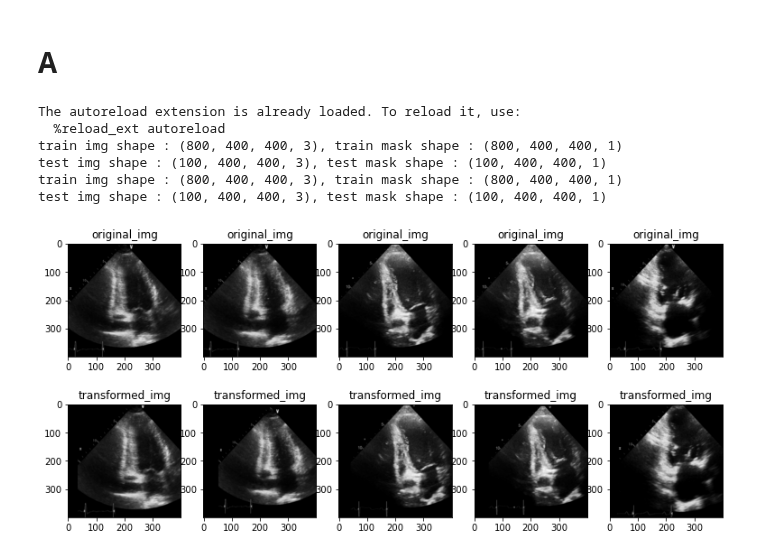
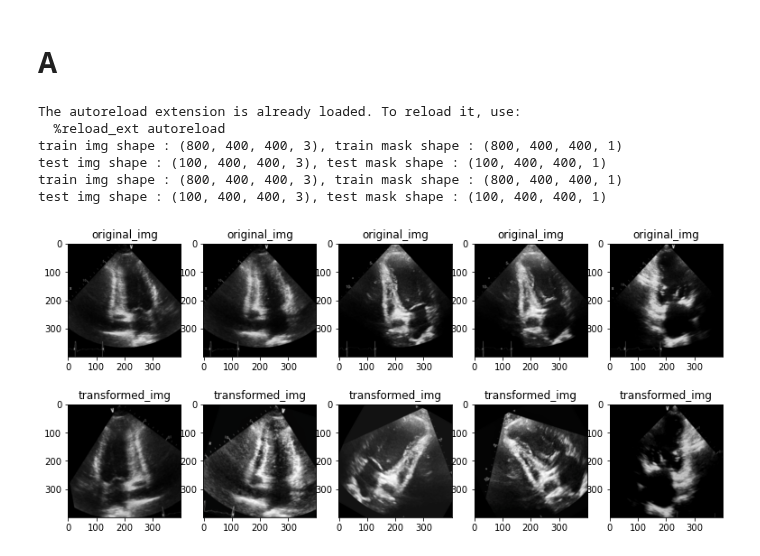
Before and after one commit to DMkelllog/Heart_Disease_Datathon_2021, a Jupyter notebook: check_trans_img.ipynb, the cells around one changed output. Saved outputs shown, nothing was run; the diff lists cells and outputs as text; code cells hidden in the pictures.

```diff
--- a/check_trans_img.ipynb
+++ b/check_trans_img.ipynb
@@ -15,41 +15,55 @@ transform = A.Compose([
             # A.OneOf(
             #     [
             #         A.CLAHE(p=1),
-            #         A.RandomBrightness(p=1),
-            #         A.RandomContrast(p=1),
+            #         A.RandomBrightness(limit=(-0.05, 0.05), p=1),
+            #         A.RandomContrast(limit=(-0.1, 0.1), p=1),
             #     ],
             #     p=0.5,
             # ),
-            # A.HorizontalFlip(),
-            # A.Rotate(limit=(-5, 5), border_mode=0, p=1),
-            A.ShiftScaleRotate(shift_limit_x=(0.1, 0.1), shift_limit_y=(0, 0), rotate_limit=(0, 0), border_mode=0, p=1),
+            # A.Rotate(limit=(-7, -7), border_mode=0, p=0.5),
+            # A.ShiftScaleRotate(shift_limit_x=(0.05, 0.05), shift_limit_y=(0.05, 0.05), rotate_limit=(0, 0), scale_limit=(0.1, 0.1), border_mode=0, p=1),
+            # ToTensorV2(transpose_mask=True),
+
+        A.OneOf(
+                [
+                    A.CLAHE(p=1),
+                    A.RandomBrightness(p=1),
+                    A.RandomContrast(p=1),
+                ],
+                p=0.5,
+            ),
+            A.HorizontalFlip(),
+            A.Rotate(limit = 20),
+            A.ShiftScaleRotate(shift_limit = 0.3),
+            A.RandomScale(scale_limit = 0.3),
             ToTensorV2(transpose_mask=True)
+
         ])
 
 
 # import dataset
 origin_tr_loader, origin_ts_loader = make_dataloader('A2C', transform=False, random_seed=42, batch_size=5)
 trans_tr_loader, tran_ts_loader = make_dataloader('A2C', transform=transform, random_seed=42, batch_size=5)
 
 origin_img, origin_mask = next(iter(origin_tr_loader))
 trans_img, trans_mask = next(iter(trans_tr_loader))
 
 #
 fig, subplots = plt.subplots(2, 5, figsize=(13, 6))
 for i in range(5):
     axi1 = subplots.flat[i]
     axi2 = subplots.flat[i+5]
 
     axi1.imshow(origin_img[i].numpy())
     axi2.imshow(trans_img[i].numpy().transpose(1, 2, 0))
 
     axi1.set_title('original_img')
     axi2.set_title('transformed_img')
 # %% [output]
 The autoreload extension is already loaded. To reload it, use:
   %reload_ext autoreload
 train img shape : (800, 400, 400, 3), train mask shape : (800, 400, 400, 1)
 test img shape : (100, 400, 400, 3), test mask shape : (100, 400, 400, 1)
 train img shape : (800, 400, 400, 3), train mask shape : (800, 400, 400, 1)
 test img shape : (100, 400, 400, 3), test mask shape : (100, 400, 400, 1)
-[figure, old version]
+[figure, new version]
```
Also changed, not shown: 3 other files.
